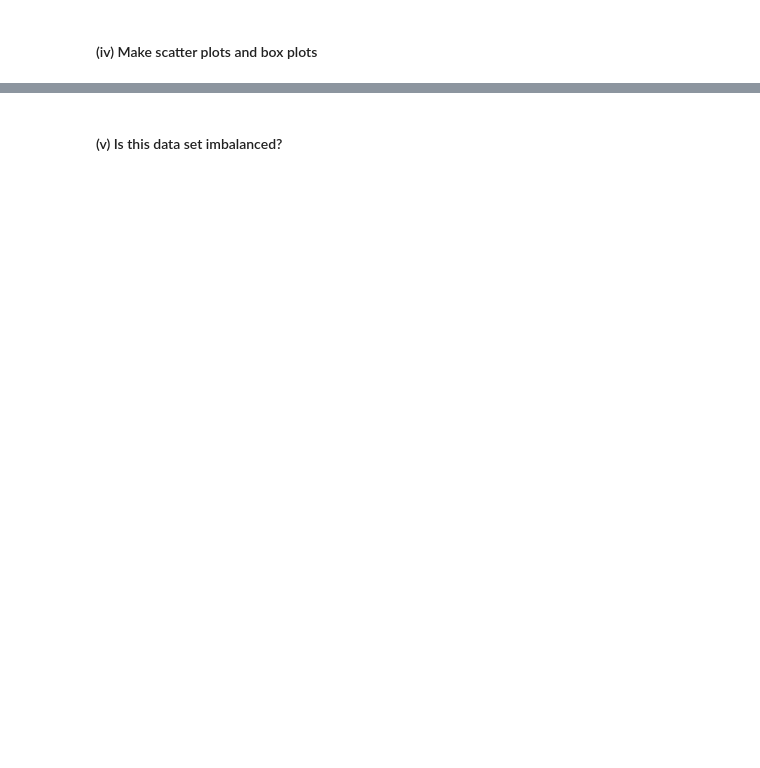
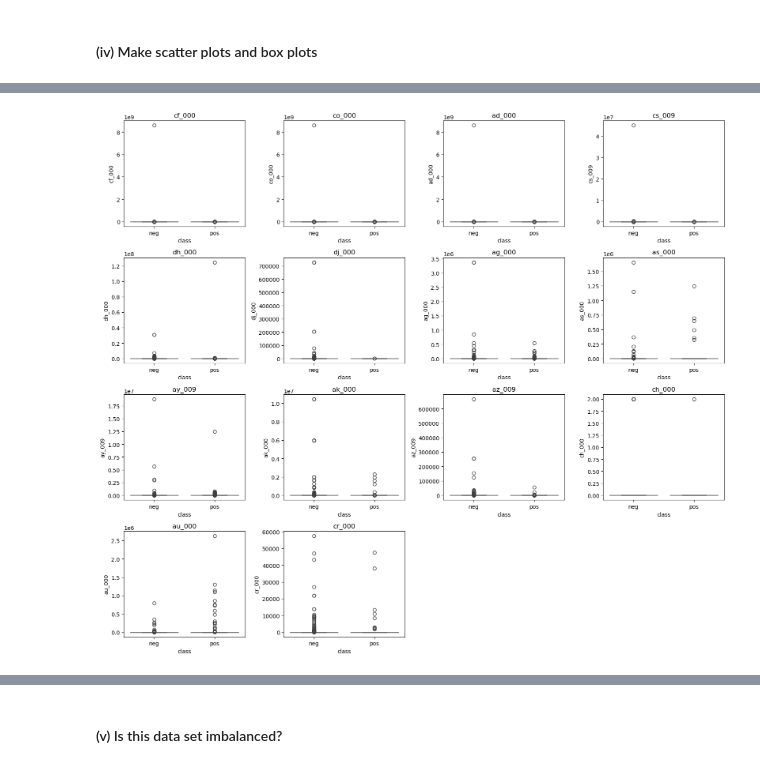
Before and after one commit to seo2003-s/HW6-tree-based-methods, a Jupyter notebook: untitled folder/Magdum_Seona_HW6.ipynb, the cells around one changed output, grey strips where cells are left out. Saved outputs shown, nothing was run; the diff lists cells and outputs as text; code cells hidden in the pictures; blank space fills up the shorter version.

```diff
--- a/untitled folder/Magdum_Seona_HW6.ipynb
+++ b/untitled folder/Magdum_Seona_HW6.ipynb
@@ -24,0 +159,17 @@ Import packages
+# %%
+fig, axes = plt.subplots(4, 4, figsize=(16, 14))
+axes = axes.flatten()
+for i, feature in enumerate(top_features):
+    sns.boxplot(
+        data=plot_data,
+        x="class",
+        y=feature,
+        ax=axes[i]
+    )
+    axes[i].set_title(feature)
+for j in range(len(top_features), len(axes)):
+    fig.delaxes(axes[j])
+plt.tight_layout()
+plt.show()
+# %% [output]
+[figure, added]
```
Also changed, not shown: parts of 26 cells of this notebook, 1 other file.
